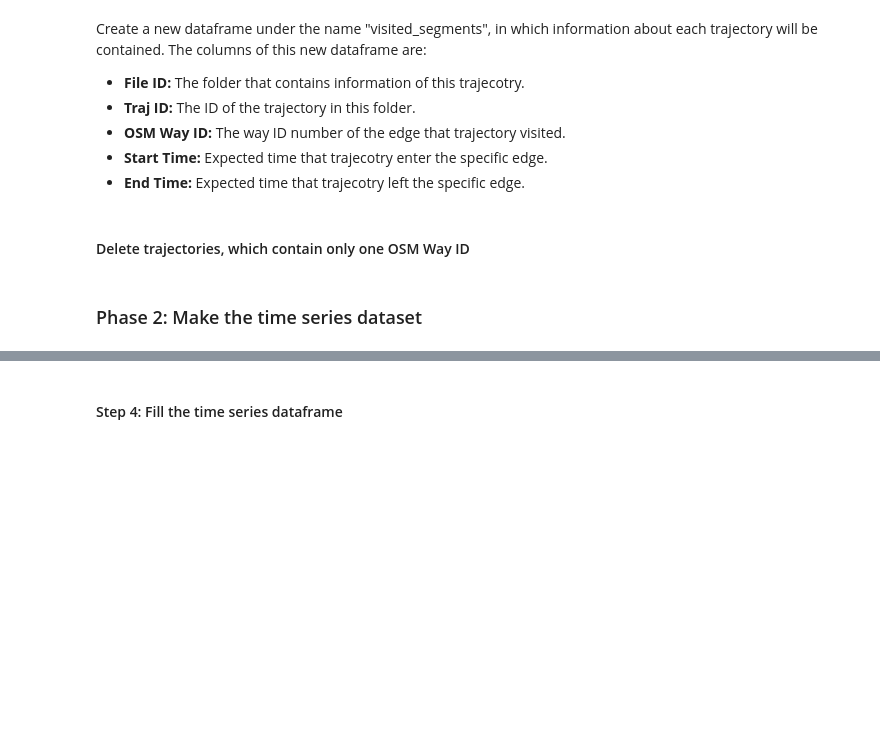
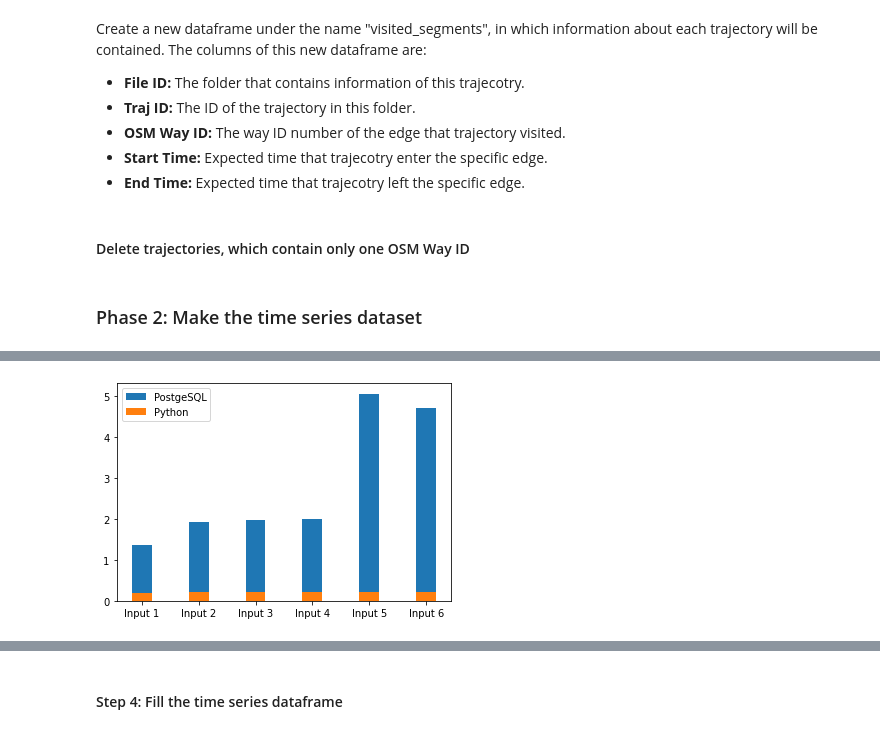
Before and after one commit to stratoskar/Traffic_Flow_Prediction, a Jupyter notebook: San_Fransisco_Taxi.ipynb, the cells around one changed output, grey strips where cells are left out. Saved outputs shown, nothing was run; the diff lists cells and outputs as text; code cells hidden in the pictures; blank space fills up the shorter version.

```diff
--- a/San_Fransisco_Taxi.ipynb
+++ b/San_Fransisco_Taxi.ipynb
@@ -34,7 +35,7 @@ In this step, the following commands are executed:
 - Delete unnecessary columns
 # %%
 # define the path in which data are stored
-path = 'C:/Users/SK/Desktop/Πτυχιακή/Σύνολα Δεδομένων/Sam-Francisco-Yellow-Cabs/Data'
+path = 'C:/Users/SK/Desktop/Diploma_Thesis/Datasets/San-Francisco-Yellow-Cabs/Data'
 
 counter = 0 # Taxi ID starts from 0
 
@@ -242,0 +264,18 @@ time: 3min 10s (started: 2023-05-16 12:25:18 +03:00)
+# %%
+# this list contains the time information of our time-series data
+time_info = []
+
+i =0
+while(True):
+    if i == 0:
+        time_info.append(min_timestamp)
+    else:
+        time_info.append(time_info[i-1] + timedelta(seconds=1800))
+
+    if (time_info[i]>=max_timestamp):
+        break
+
+    i+=1
+
+# create pairs of consequtive values of the list time_info
+time_intervals = list(zip(*[time_info[i:] for i in range(2)]))
@@ -433,0 +433,75 @@ time: 15 ms (started: 2023-05-16 12:28:29 +03:00)
+# %%
+import matplotlib.pyplot as plt
+import time
+
+# Connection parameters
+hostname = 'localhost'
+database = 'San Francisco'
+username = 'postgres'
+password = 'sobadata2'
+
+# Connect to the PostgreSQL database
+connection = psycopg2.connect(
+    host=hostname,
+    database=database,
+    user=username,
+    password=password
+)
+
+# Function to measure the execution time of a script
+def measure_execution_time(script, input_data):
+    start_time = time.time()
+    # Run the script with the input data
+    exec(script, globals(), {'input_data': input_data})
+    end_time = time.time()
+    execution_time = end_time - start_time
+    return execution_time
+
+# Define your scripts
+script1 = """
+cursor = connection.cursor()
+function_call = "SELECT spq(%s, %s, %s);"
+cursor.execute(function_call, (input_data[0], input_data[1], input_data[2]))
+cursor.close()
+"""
+
+script2 = """
+SPQ(input_data[0], input_data[1], input_data[2])
+"""
+
+# Define the input data
+inputs = ['Input 1', 'Input 2', 'Input 3','Input 4','Input 5','Input 6']  # List of input names
+input_data1 = [paths.at[0,'Path'],str(time_intervals[0][0]),str(time_intervals[0][1])]
+input_data2 = [paths.at[1,'Path'],str(time_intervals[4][0]),str(time_intervals[4][1])]
+input_data3 = [paths.at[4,'Path'],str(time_intervals[12][0]),str(time_intervals[12][1])]
+input_data4 = [paths.at[8,'Path'],str(time_intervals[12][0]),str(time_intervals[12][1])]
+input_data5 = [paths.at[6,'Path'],str(time_intervals[18][0]),str(time_intervals[18][1])]
+input_data6 = [paths.at[2,'Path'],str(time_intervals[56][0]),str(time_intervals[56][1])]
+
+# Measure the execution times for each input and script
+execution_times1 = []
+execution_times2 = []
+
+for input_name in inputs:
+    input_data = globals()[f'input_data{input_name[-1]}']
+
+    execution_time1 = measure_execution_time(script1, input_data)
+    execution_times1.append(execution_time1)
+
+    execution_time2 = measure_execution_time(script2, input_data)
+    execution_times2.append(execution_time2)
+
+# Create a grouped bar chart to compare the execution times
+script_names = ['PostgeSQL', 'Python']
+bar_width = 0.35
+index = range(len(inputs))
+
+plt.bar(index, execution_times1, bar_width, label='PostgeSQL')
+plt.bar(index, execution_times2, bar_width, label='Python')
+plt.xticks(index, inputs)
+plt.legend()
+plt.show()
+
+connection.close() # close connection
+# %% [output]
+[figure, added]
```
Also changed, not shown: parts of 36 cells of this notebook.
